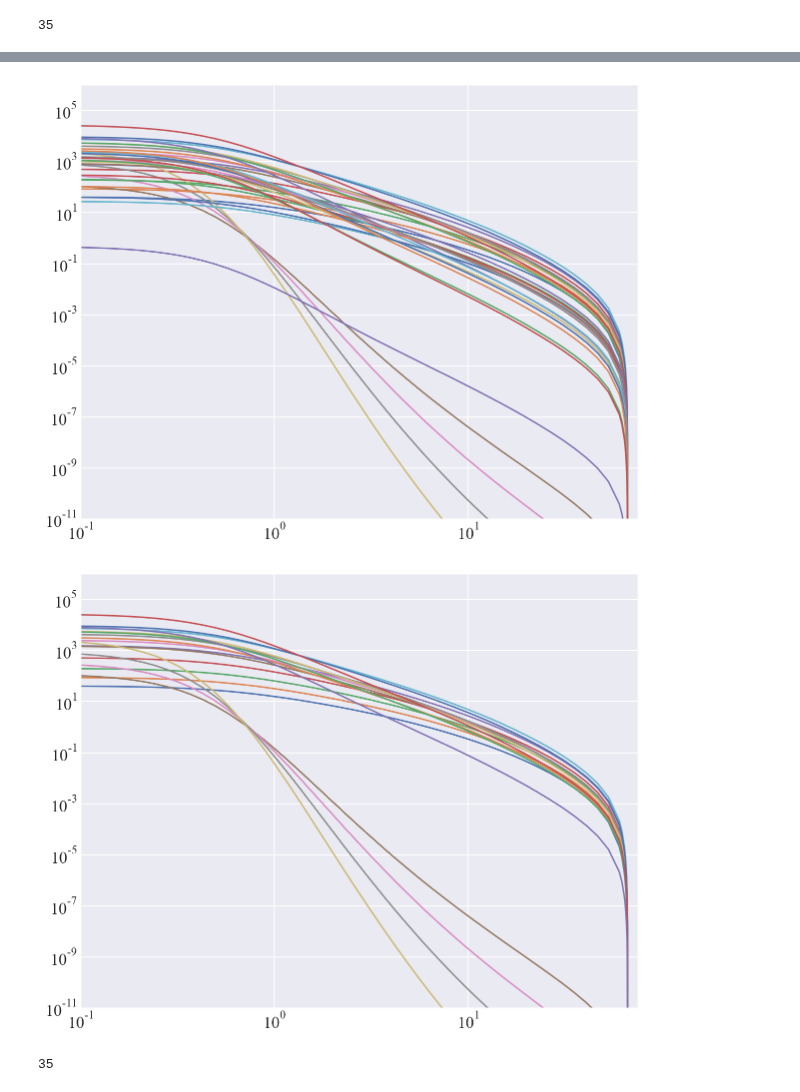
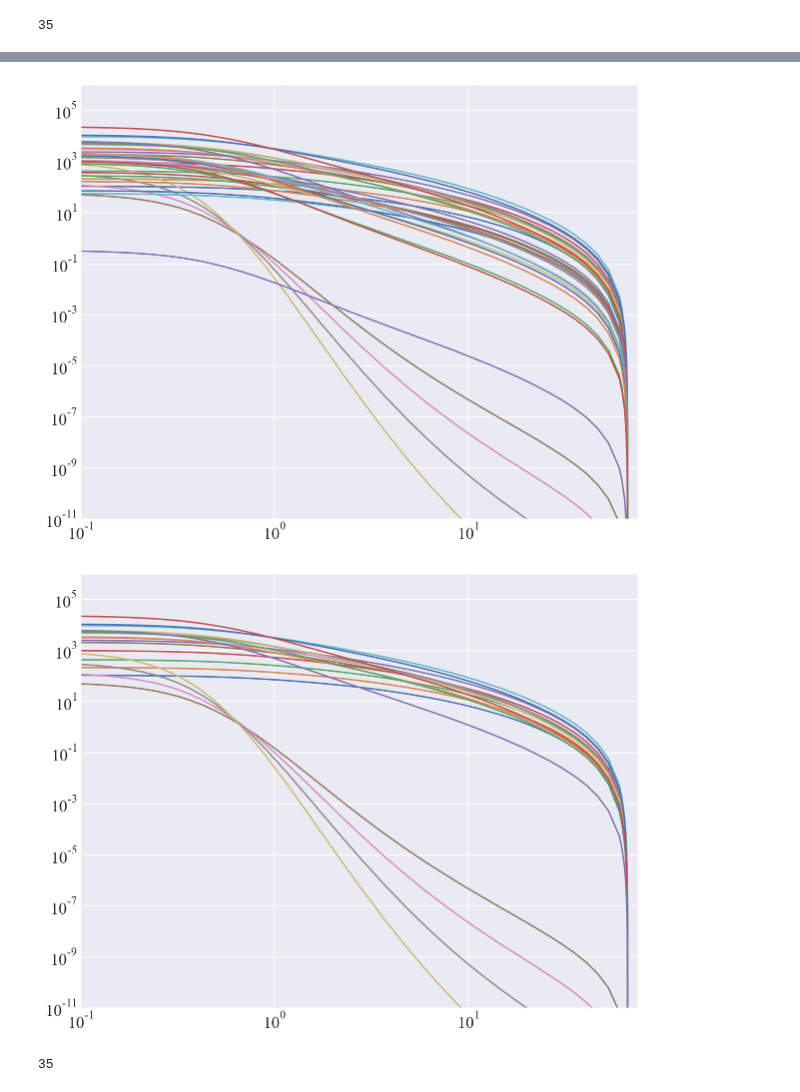
Before and after one commit to pjs902/honours-thesis, a Jupyter notebook: notebooks/rescale-gcfit.ipynb, the cells around one changed output, grey strips where cells are left out. Drawn from its saved outputs; the diff is of its cells as text; code cells hidden in the pictures.

```diff
--- a/notebooks/rescale-gcfit.ipynb
+++ b/notebooks/rescale-gcfit.ipynb
@@ -133,21 +136,21 @@ rescale_densities(model)
 # %%
 plt.figure()
 plt.loglog()
 plt.xlim(1e-1, 75)
 plt.ylim(1e-11, 1e6)
-for i in range(len(model.rhoj)):
-    plt.plot(model.r, model.rhoj[i])
+for i in range(len(model.Sigmaj)):
+    plt.plot(model.r, model.Sigmaj[i])
 # %% [output]
-[figure, old version]
+[figure, new version]
 # %%
 plt.figure()
 plt.loglog()
 plt.xlim(1e-1, 75)
 plt.ylim(1e-11, 1e6)
-for i in range(len(model.rescaled_rhoj)):
-    plt.plot(model.r, model.rescaled_rhoj[i])
+for i in range(len(model.rescaled_Sigmaj)):
+    plt.plot(model.r, model.rescaled_Sigmaj[i])
 # %% [output]
-[figure, old version]
+[figure, new version]
 # %%
 len(model.rhoj)
 # %% [output]
```
Also changed, not shown: parts of 15 cells of this notebook, 3 other files.
